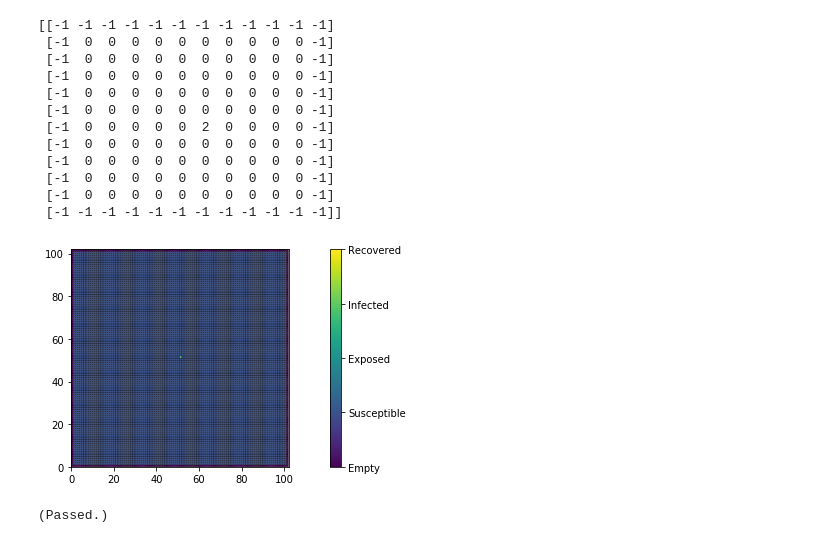
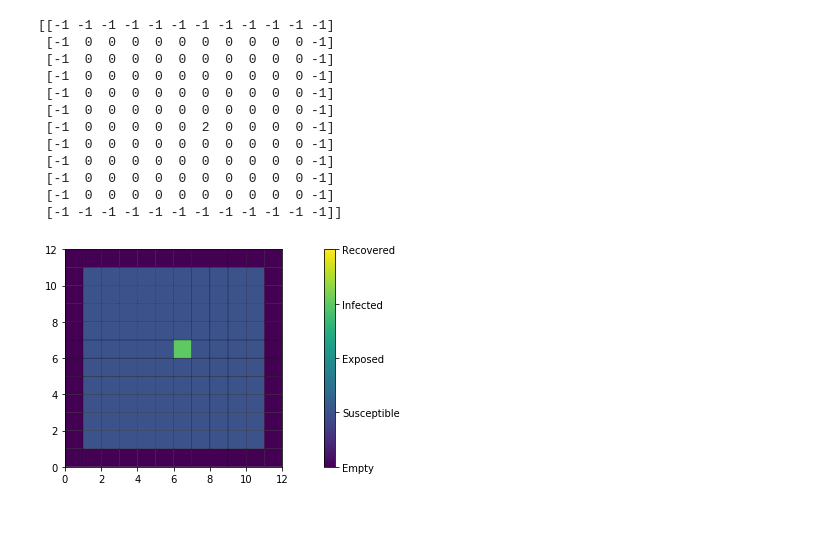
Before and after one commit to MUYANGGUO/COVID19-Simulation, a Jupyter notebook: Models_Notebooks/part0--ca.ipynb, the cells around one changed output. Saved outputs shown, nothing was run; the diff lists cells and outputs as text; code cells hidden in the pictures.

```diff
--- a/Models_Notebooks/part0--ca.ipynb
+++ b/Models_Notebooks/part0--ca.ipynb
@@ -194,38 +207,36 @@ print(create_world(10))
 # %%
 def plot_initial (G, vmin=EMPTY, vmax=RECOVERED, values="states"):
     """A helper routine to visualize a 2-D world."""
     # Set color range
     assert values in ["states", "bool"]
     if values == "states":
         vticks = range (vmin, vmax+1)
         vlabels = ['Empty', 'Susceptible','Exposed','Infected','Recovered']
     else:
         vticks = [0, 1]
         vlabels = ['False (0)', 'True (1)']
 
     m, n = G.shape[0]-2, G.shape[1]-2
     plt.pcolor (G, vmin=vmin, vmax=vmax, edgecolor='black')
     cb = plt.colorbar ()
     cb.set_ticks (vticks)
     cb.set_ticklabels (vlabels)
     plt.axis ('square')
     plt.axis ([0, m+2, 0, n+2])
 
 # Create an empty world at time t=0
-N = 100
+N = 10
 initial_test = create_world (N)
 plot_initial (initial_test)
 # %% [output]
-[figure, old version]
+[figure, new version]
 # %%
 
-assert initial_test.shape == (N+2, N+2)
-assert np.sum (initial_test) == ((4*N+4)*EMPTY + INFECTED)
-assert len (np.where (initial_test == INFECTED)[0]) == 1
+# assert initial_test.shape == (N+2, N+2)
+# assert np.sum (initial_test) == ((4*N+4)*EMPTY + INFECTED)
+# assert len (np.where (initial_test == INFECTED)[0]) == 1
 
-i_mid = int ((N+2) / 2)
-assert initial_test[i_mid, i_mid] == INFECTED
+# i_mid = int ((N+2) / 2)
+# assert initial_test[i_mid, i_mid] == INFECTED
 
-print ("\n(Passed.)")
+# print ("\n(Passed.)")
-# %% [output]
-(Passed.)
```
Also changed, not shown: parts of 4 cells of this notebook.
